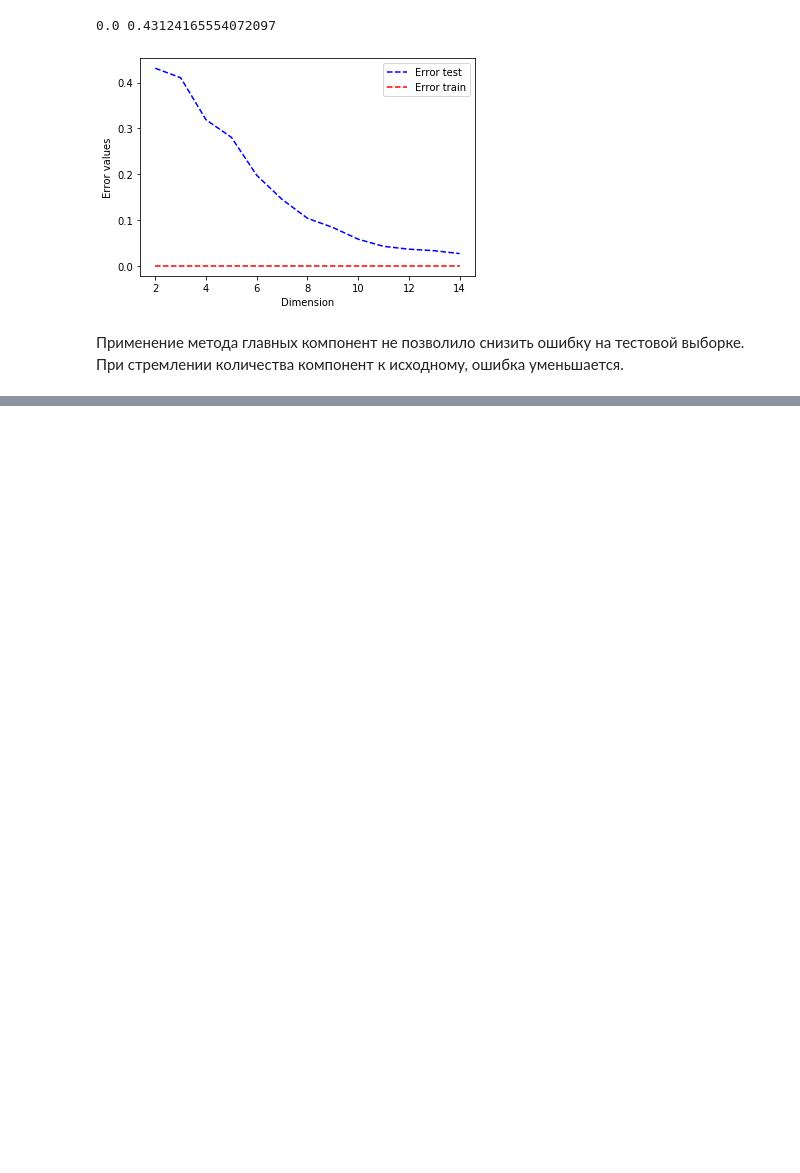
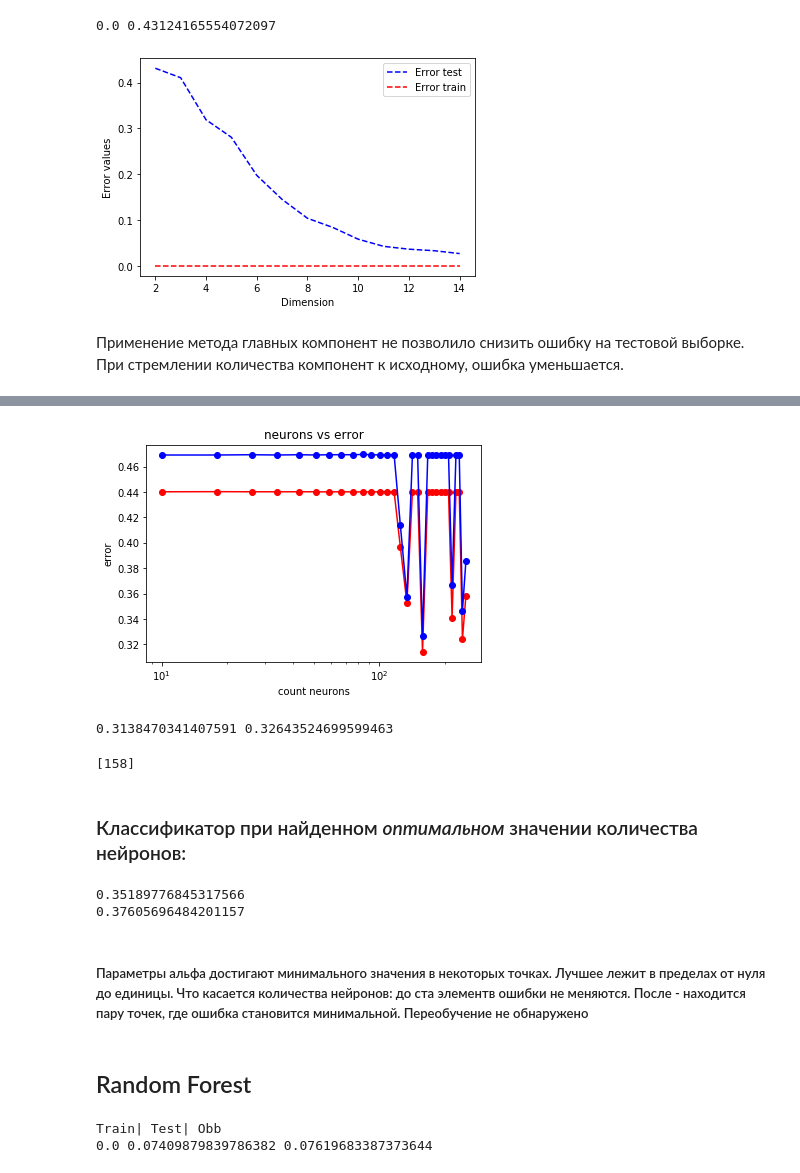
Before and after one commit to solovyyevnikita/-Machine-learning, a Jupyter notebook: homework_10.10.ipynb, the cells around one changed output, grey strips where cells are left out. Cells and saved outputs as stored; diff of their text form; code cells hidden in the pictures; blank space fills up the shorter version.

Commit message:
Last lab.work:MLP, GBT,Random Forest

```diff
--- a/homework_10.10.ipynb
+++ b/homework_10.10.ipynb
@@ -604,0 +700,60 @@ pass
+# %%
+nMass = np.linspace(10, 250, 30, dtype = int)
+err_train = []
+err_test = []
+for i in nMass:
+    model = MLPClassifier(alpha = alpha_opt, hidden_layer_sizes = i,
+                          solver='lbfgs', activation = 'logistic')
+    model.fit(X_train, y_train)
+
+    err_train.append(np.mean(model.predict(X_train) != y_train))
+    err_test.append(np.mean(model.predict(X_test) != y_test))
+# %%
+plt.semilogx(nMass, err_train, 'r-o', label = 'Train error')
+plt.semilogx(nMass, err_test,  'b-o', label = 'Test error')
+plt.title("neurons vs error")
+plt.xlabel('count neurons')
+plt.ylabel('error')
+pass
+# %% [output]
+[figure, added]
+# %%
+Nmin_train_err = np.min(err_train)
+Nmin_test_err = np.min(err_test)
+print(Nmin_train_err, Nmin_test_err)
+# %% [output]
+0.3138470341407591 0.32643524699599463
+# %%
+neur_opt = nMass[err_test == Nmin_test_err]
+print(neur_opt)
+# %% [output]
+[158]
+# %% [markdown]
+### Классификатор при найденном _оптимальном_ значении количества нейронов:
+# %%
+model_opt = MLPClassifier(alpha = alpha_opt, hidden_layer_sizes = neur_opt,
+                          solver='lbfgs', activation = 'logistic')
+model_opt.fit(X_train, y_train)
+y_train_opt = model_opt.predict(X_train)
+y_test_opt = model_opt.predict(X_test)
+print(np.mean(y_train != y_train_opt))
+print(np.mean(y_test != y_test_opt))
+# %% [output]
+0.35189776845317566
+0.37605696484201157
+# %% [markdown]
+##### Параметры альфа достигают минимального значения в некоторых точках. Лучшее лежит в пределах от нуля до единицы. Что касается количества нейронов: до ста элементв ошибки не меняются. После - находится пару точек, где ошибка становится минимальной. Переобучение не обнаружено
+# %% [markdown]
+## Random Forest
+# %%
+from sklearn import ensemble
+model_RandF = ensemble.RandomForestClassifier(n_estimators = 100, oob_score=True)
+model_RandF.fit(X_train, y_train)
+oob_error = 1 - model_RandF.oob_score_
+err_train = np.mean(y_train != model_RandF.predict(X_train))
+err_test  = np.mean(y_test  != model_RandF.predict(X_test))
+print("Train| Test| Obb")
+print(err_train,err_test,oob_error)
+# %% [output]
+Train| Test| Obb
+0.0 0.07409879839786382 0.07619683387373644
```
Also changed, not shown: parts of 37 cells of this notebook.
